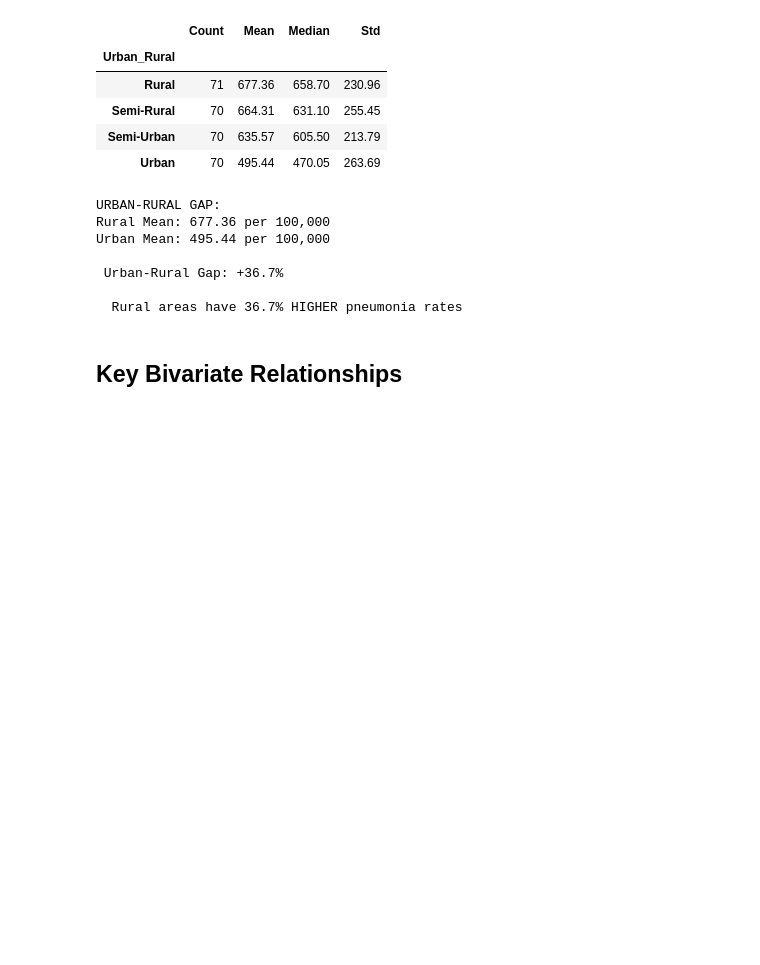
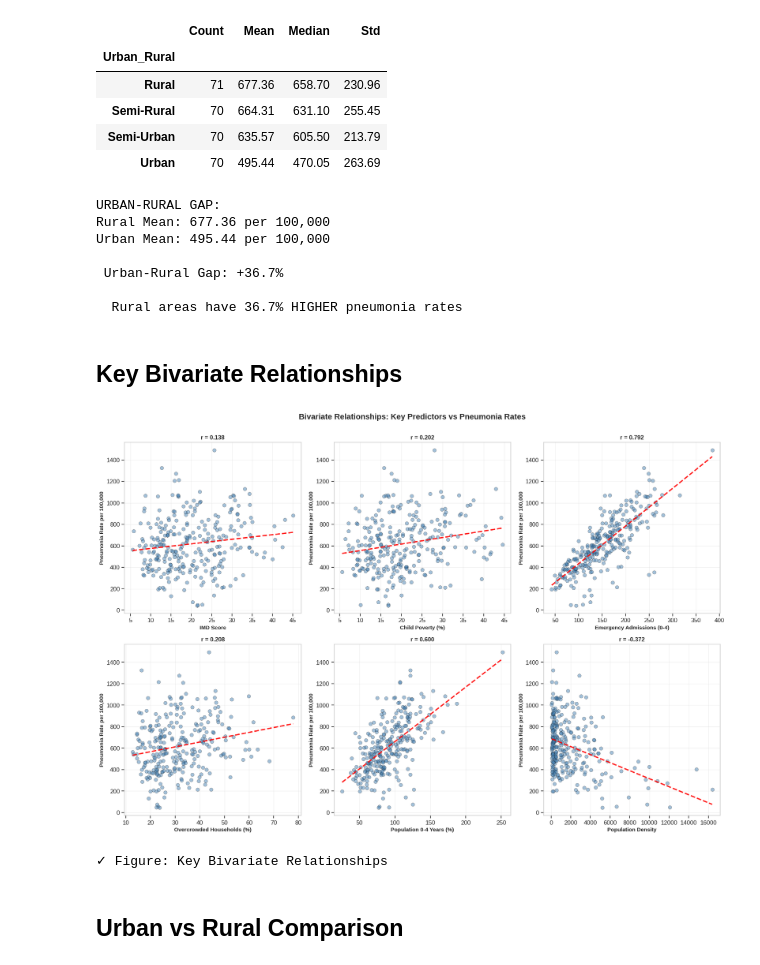
Before and after one commit to IfeakanduBenedict/pediatric-pneumonia-ml-england, a Jupyter notebook: Pediatric_Pneumonia_Analysis.ipynb, the cells around one changed output. Cells and saved outputs as stored; diff of their text form; code cells hidden in the pictures; blank space fills up the shorter version.

```diff
--- a/Pediatric_Pneumonia_Analysis.ipynb
+++ b/Pediatric_Pneumonia_Analysis.ipynb
@@ -747,3 +747,55 @@ Urban Mean: 495.44 per 100,000
   Rural areas have 36.7% HIGHER pneumonia rates
 # %% [markdown]
 ## **Key Bivariate Relationships**
+# %%
+fig, axes = plt.subplots(2, 3, figsize=(18, 12))
+
+# Key predictors to plot
+predictors = [
+    ('IMD_Score', 'IMD Score'),
+    ('Child_Poverty_Pct', 'Child Poverty (%)'),
+    ('Emergency_Admissions_0_4', 'Emergency Admissions (0-4)'),
+    ('Overcrowded_HH_Pct', 'Overcrowded Households (%)'),
+    ('Pop_0_4_Index', 'Population 0-4 Years (%)'),
+    ('Population_Density', 'Population Density')
+]
+
+for idx, (predictor, label) in enumerate(predictors):
+    row = idx // 3
+    col = idx % 3
+
+    # Remove NaN values for this predictor
+    valid_mask = ~(pneumonia_data[predictor].isna() | pneumonia_data[target_col].isna())
+    x_data = pneumonia_data[predictor][valid_mask]
+    y_data = pneumonia_data[target_col][valid_mask]
+
+    # Scatter plot
+    axes[row, col].scatter(x_data, y_data, alpha=0.5, s=50,
+                          color='steelblue', edgecolors='black', linewidth=0.5, zorder=2)
+
+    # Regression line (only if we have valid data)
+    if len(x_data) > 1:
+        z = np.polyfit(x_data, y_data, 1)
+        p = np.poly1d(z)
+        x_line = np.linspace(x_data.min(), x_data.max(), 100)
+        axes[row, col].plot(x_line, p(x_line), "r--", linewidth=2.5, alpha=0.9, zorder=3)
+
+    # Correlation
+    corr = x_data.corr(y_data)
+
+    axes[row, col].set_xlabel(label, fontsize=11, fontweight='bold')
+    axes[row, col].set_ylabel('Pneumonia Rate per 100,000', fontsize=11, fontweight='bold')
+    axes[row, col].set_title(f'r = {corr:.3f}', fontsize=12, fontweight='bold')
+    axes[row, col].grid(alpha=0.3, zorder=1)  # Grid behind everything
+
+plt.suptitle('Bivariate Relationships: Key Predictors vs Pneumonia Rates',
+             fontsize=16, fontweight='bold', y=1.00)
+plt.tight_layout()
+plt.show()
+
+print("✓ Figure: Key Bivariate Relationships")
+# %% [output]
+[figure, added]
+✓ Figure: Key Bivariate Relationships
+# %% [markdown]
+## **Urban vs Rural Comparison**
```
